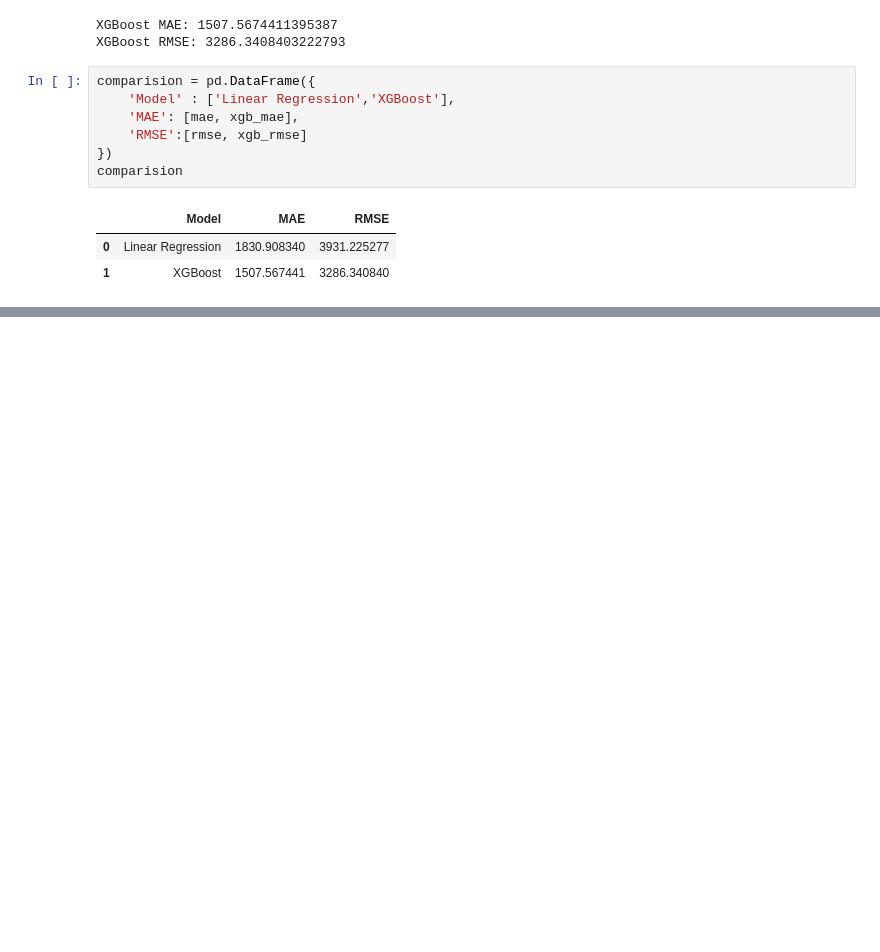
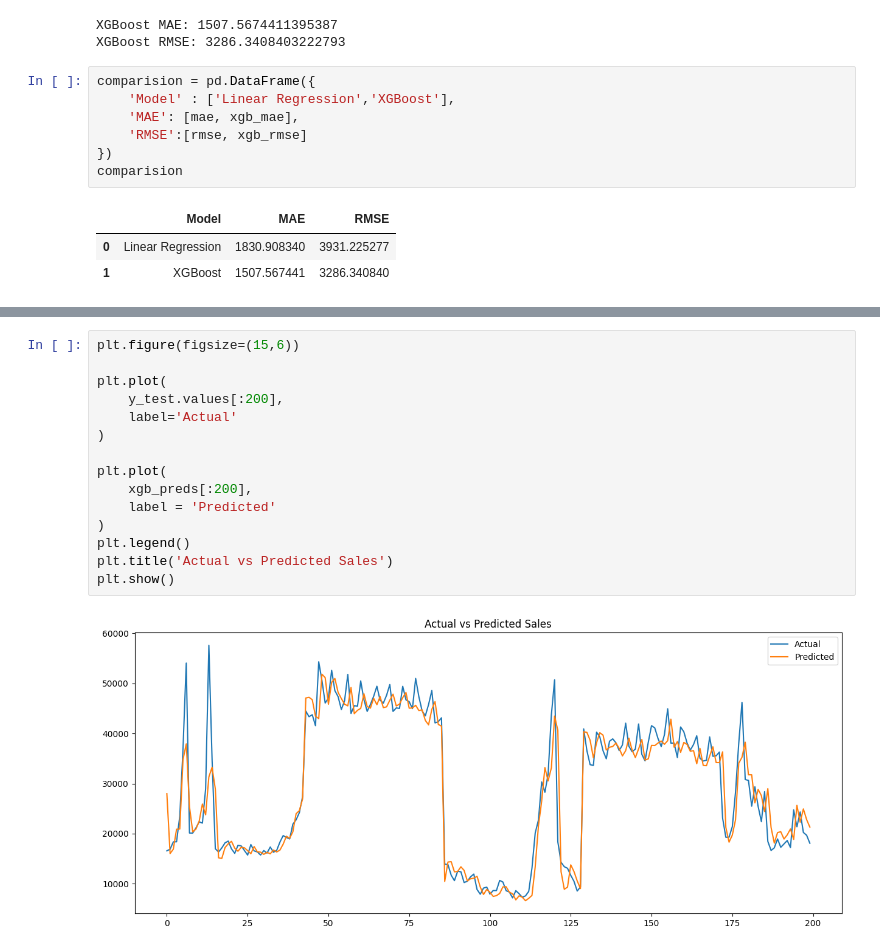
Before and after one commit to Aravindd222/Sales-Forecasting-Demand-Intelligence-Platform, a Jupyter notebook: notebooks/eda.ipynb, the cells around one changed output, grey strips where cells are left out. Cells and saved outputs as stored; diff of their text form; blank space fills up the shorter version.

```diff
--- a/notebooks/eda.ipynb
+++ b/notebooks/eda.ipynb
@@ -418,0 +448,17 @@ comparision
+# %%
+plt.figure(figsize=(15,6))
+
+plt.plot(
+    y_test.values[:200],
+    label='Actual'
+)
+
+plt.plot(
+    xgb_preds[:200],
+    label = 'Predicted'
+)
+plt.legend()
+plt.title('Actual vs Predicted Sales')
+plt.show()
+# %% [output]
+[figure, added]
```
Also changed, not shown: parts of 1 cell of this notebook.
